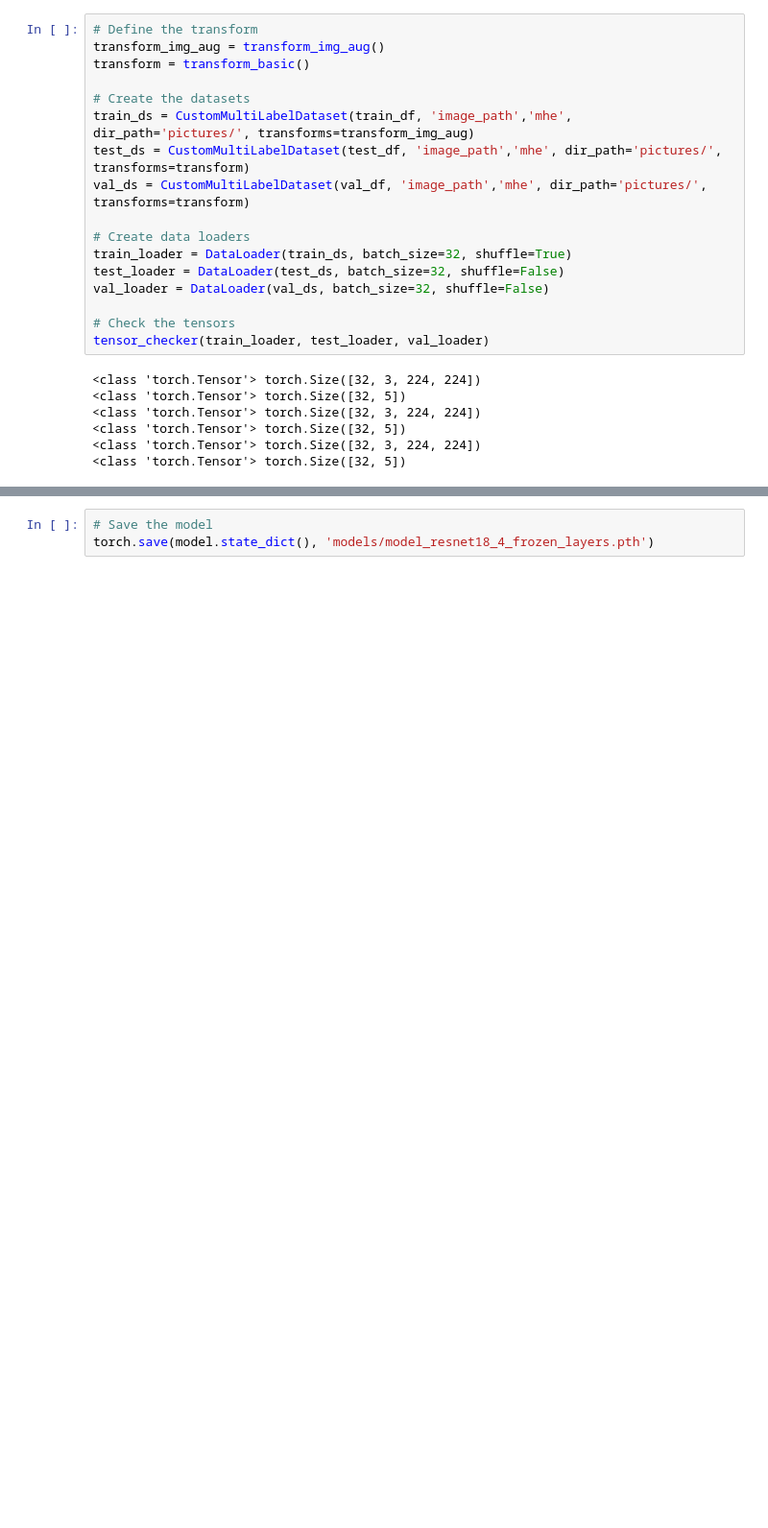
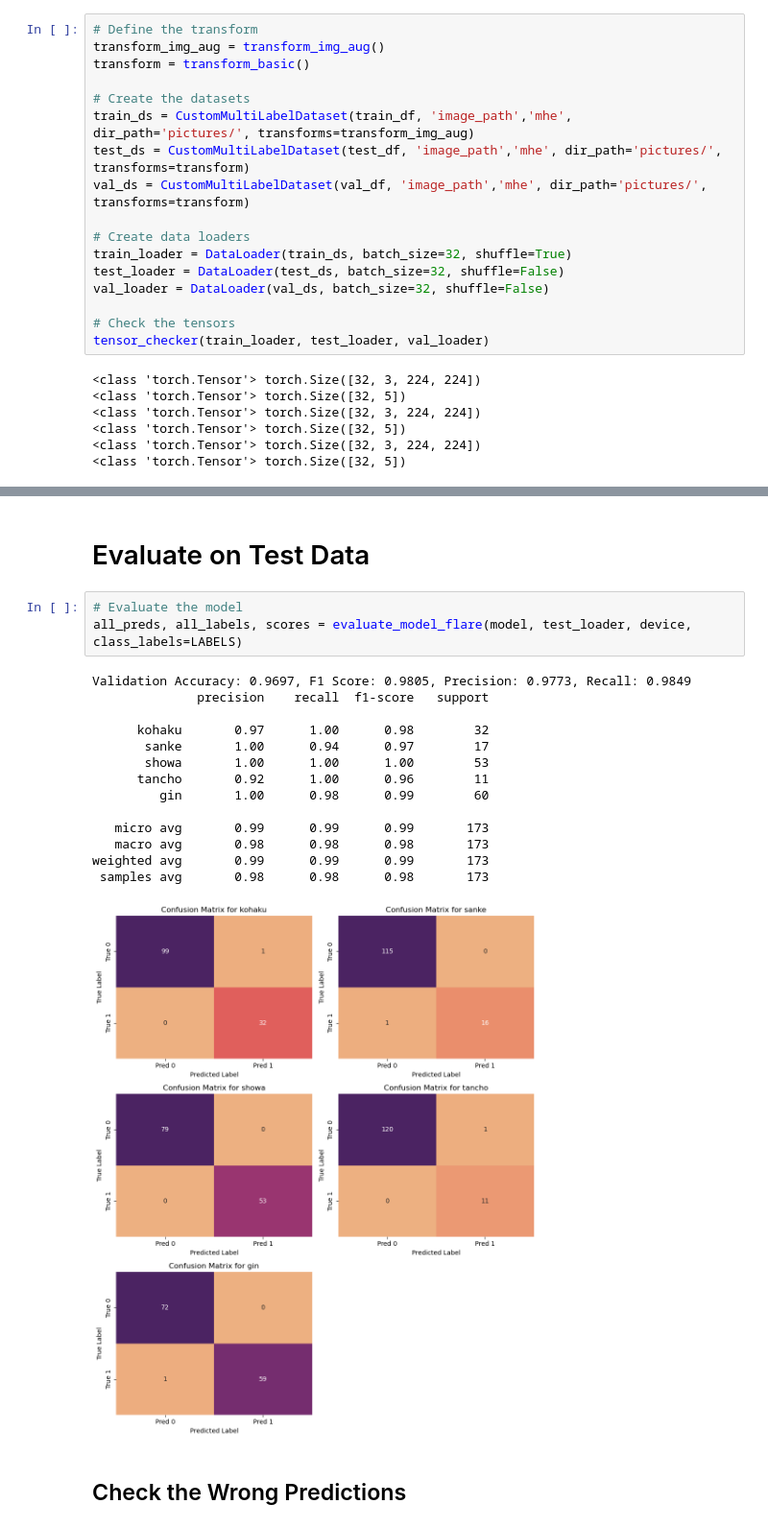
Before and after one commit to annahanslc/koi-price-prediction, a Jupyter notebook: Modeling.ipynb, the cells around one changed output, grey strips where cells are left out. Shown at 96% size. Cells and saved outputs as stored; diff of their text form; blank space fills up the shorter version.

Commit message:
Updated model, checked incorrect predictions, additional EDA.

```diff
--- a/Modeling.ipynb
+++ b/Modeling.ipynb
@@ -516,3 +333,22 @@ weighted avg       0.94      0.88      0.90       164
-# %%
-# Save the model
-torch.save(model.state_dict(), 'models/model_resnet18_4_frozen_layers.pth')
+# %% [markdown]
+# Evaluate on Test Data
+# %%
+# Evaluate the model
+all_preds, all_labels, scores = evaluate_model_flare(model, test_loader, device, class_labels=LABELS)
+# %% [output]
+Validation Accuracy: 0.9697, F1 Score: 0.9805, Precision: 0.9773, Recall: 0.9849
+              precision    recall  f1-score   support
+
+      kohaku       0.97      1.00      0.98        32
+       sanke       1.00      0.94      0.97        17
+       showa       1.00      1.00      1.00        53
+      tancho       0.92      1.00      0.96        11
+         gin       1.00      0.98      0.99        60
+
+   micro avg       0.99      0.99      0.99       173
+   macro avg       0.98      0.98      0.98       173
+weighted avg       0.99      0.99      0.99       173
+ samples avg       0.98      0.98      0.98       173
+[figure, added]
+# %% [markdown]
+## Check the Wrong Predictions
```
Also changed, not shown: parts of 29 cells of this notebook, 17 other files.
